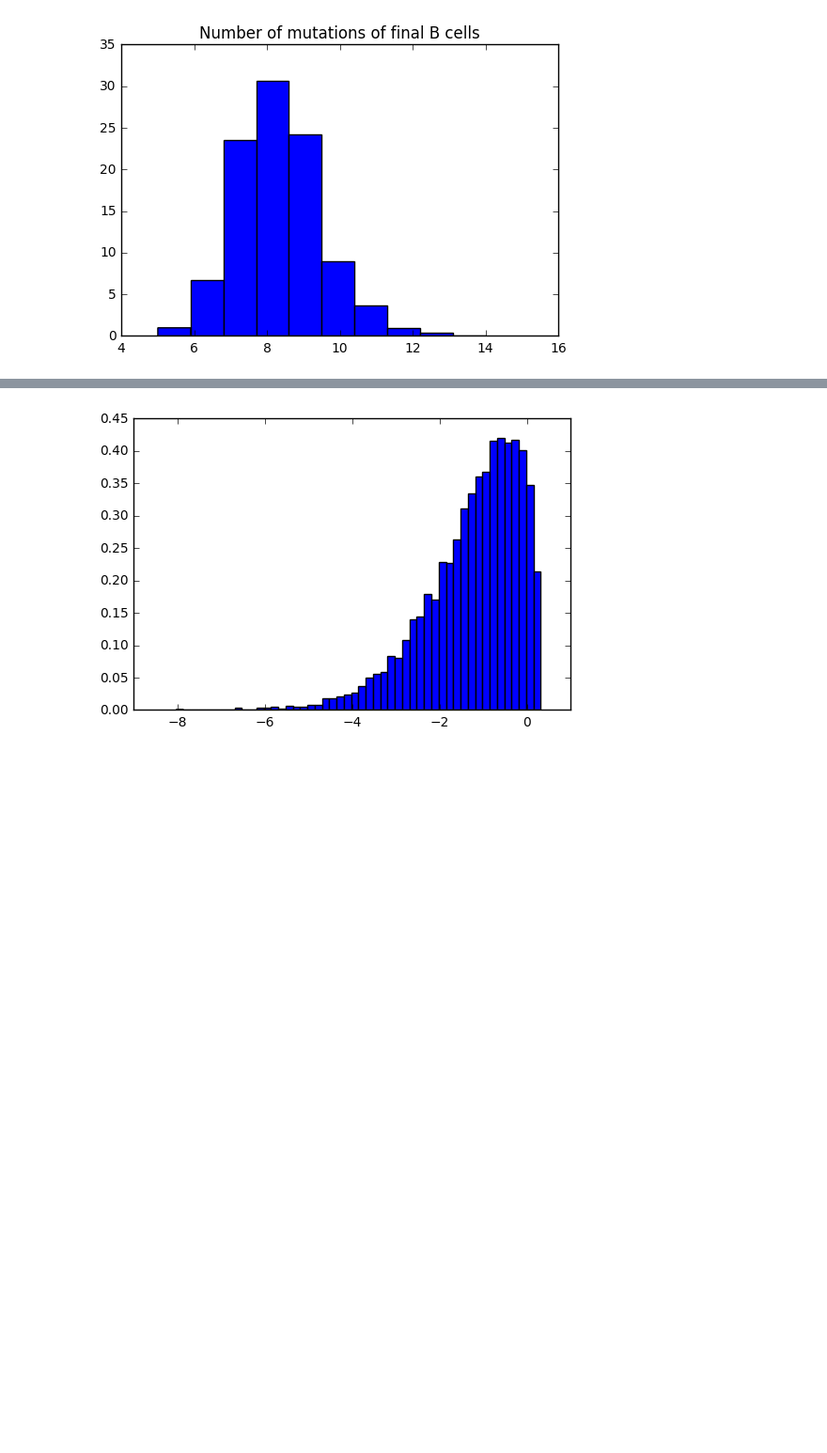
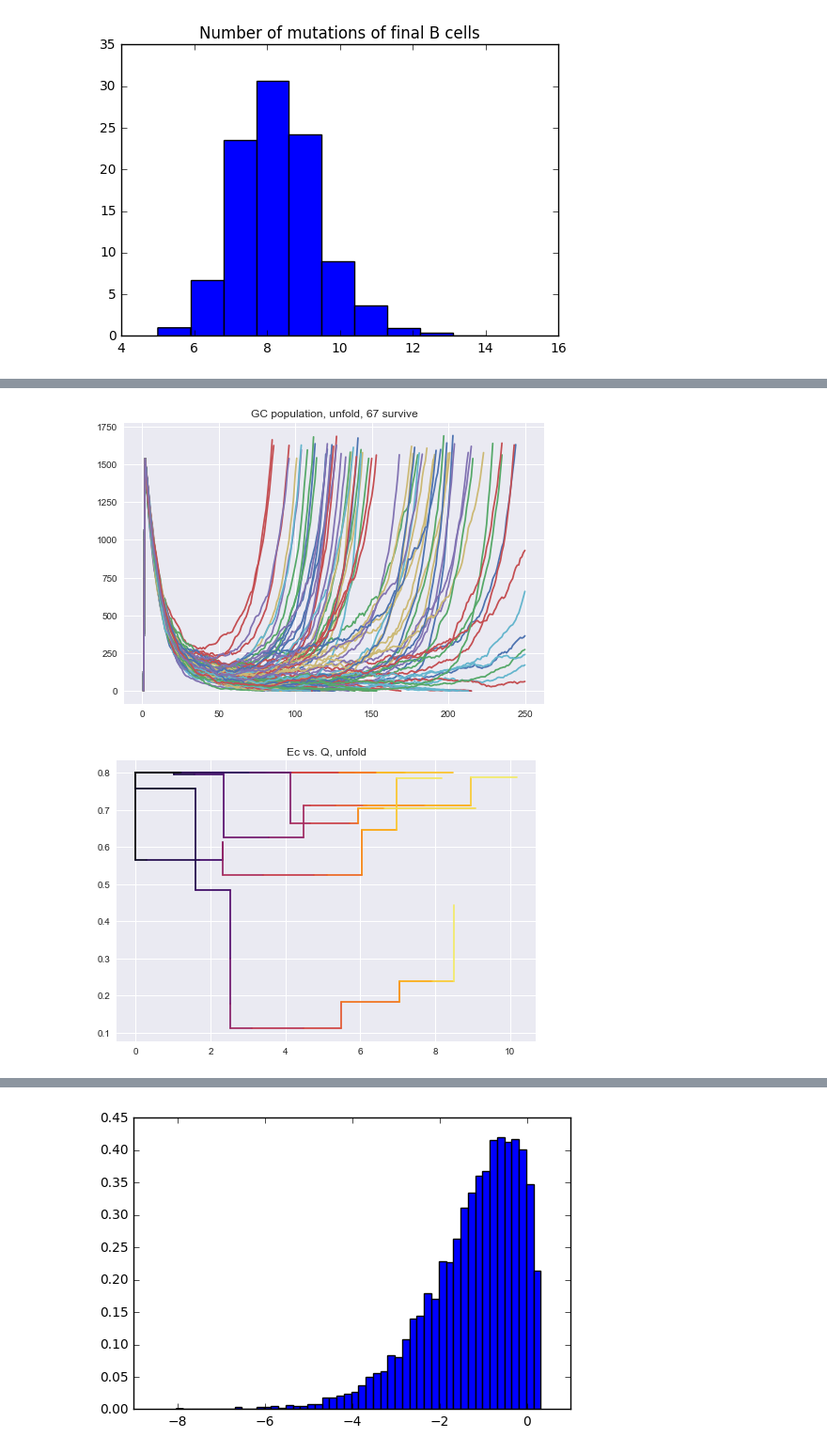
Before and after one commit to jlouveau/Toy_Model_for_John, a Jupyter notebook: am analysis.ipynb, the cells around one changed output, grey strips where cells are left out. Shown at 94% size. Drawn from its saved outputs; the diff is of its cells as text; code cells hidden in the pictures; blank space fills up the shorter version.

```diff
--- a/am analysis.ipynb
+++ b/am analysis.ipynb
@@ -295,0 +296,44 @@ plot.show()
+# %%
+# Cap at Q=0.1, Q<0.1 cells die
+
+reader    = csv.DictReader(open('output-total-unfold.csv'))
+allTable  = [obs for obs in reader]
+
+nTrials  = 100
+nSucceed = 0
+nCycles  = []
+
+fig = plot.figure()
+for i in range(nTrials):
+    tTable = selectObservations(allTable, ['trial'], [str(i)])
+    x      = [int(o['cycle'])           for o in tTable]
+    y      = [int(o['number recycled']) for o in tTable]
+    if y[-1]>0: nSucceed += 1
+    nCycles.append(x[-1])
+    plot.plot(x, y)
+plot.title('GC population, unfold, %d survive' % nSucceed)
+fig.savefig('GC-population-unfold.pdf')
+plot.show()
+
+nTrials = 8
+
+reader     = csv.DictReader(open('output-largest-clone-unfold.csv'))
+cloneTable = [obs for obs in reader]
+
+cm  = plot.get_cmap('inferno')
+fig = plot.figure()
+ax  = fig.add_subplot(111)
+for i in range(nTrials):
+    tTable = selectObservations(cloneTable, ['trial'], [str(i)])
+    x      = [float(o['Ec']) for o in tTable]
+    y      = [float(o['Q'])  for o in tTable]
+    ax.set_color_cycle([cm(1.*i/(len(x)-1)) for i in range(len(x)-1)])
+    for k in range(len(x)-1):
+        ax.plot(x[k:k+2],y[k:k+2])
+    #plot.plot(x, y)
+plot.title('Ec vs. Q, unfold')
+fig.savefig('Ec-Q-path-unfold.pdf')
+plot.show()
+# %% [output]
+[figure, added]
+[figure, added]
```
Also changed, not shown: parts of 2 cells of this notebook, 1 other file.
